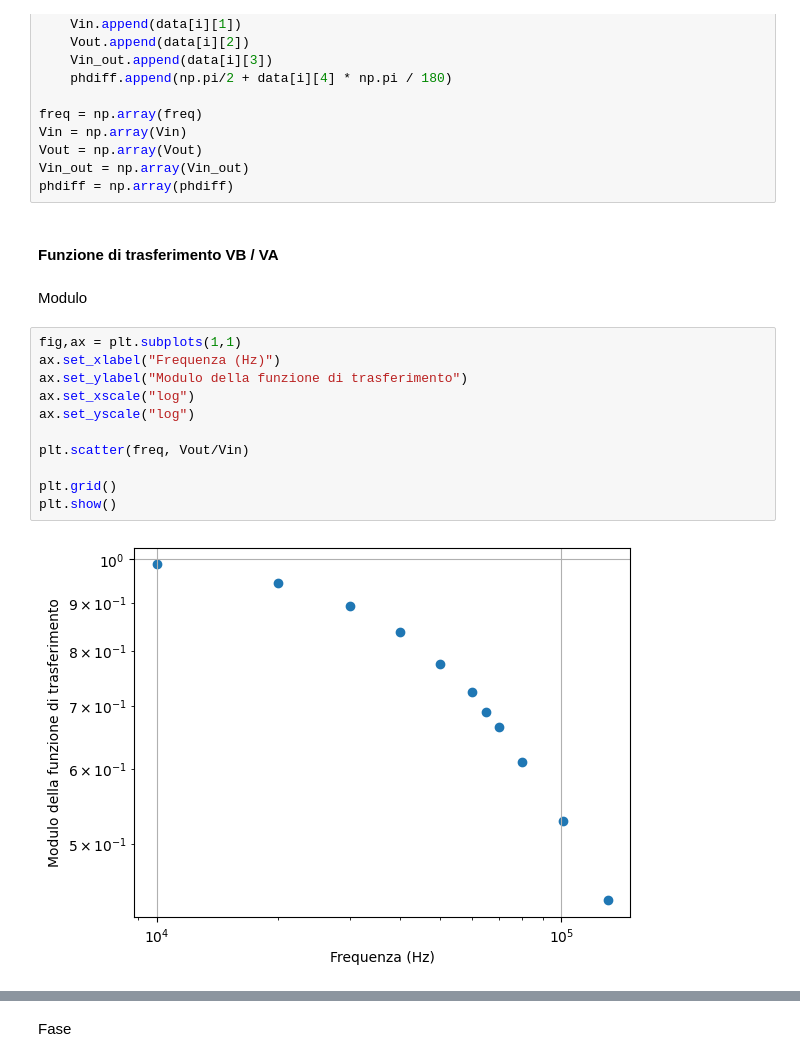
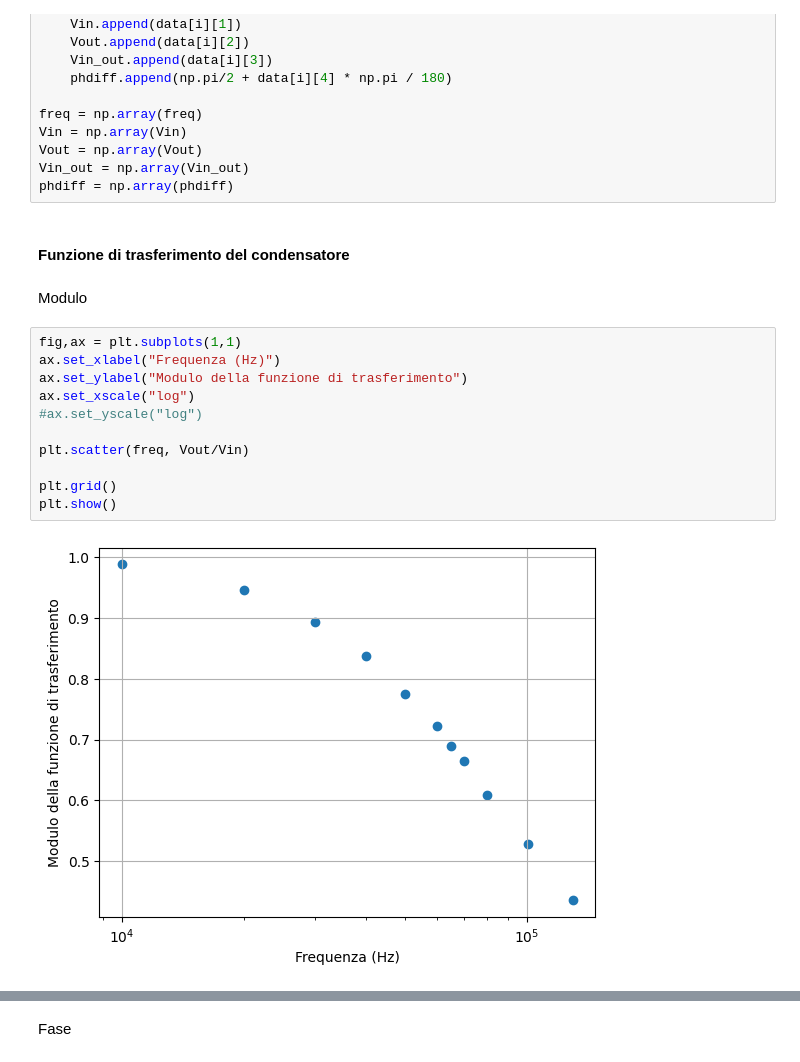
Before and after one commit to ARossiUnimib/Laboratorio-2---Gruppo-21-A.A.-2023-24, a Jupyter notebook: Notebooks/Circuiti_3/Circuiti_3.ipynb, the cells around one changed output, grey strips where cells are left out. Cells and saved outputs as stored; diff of their text form.

```diff
--- a/Notebooks/Circuiti_3/Circuiti_3.ipynb
+++ b/Notebooks/Circuiti_3/Circuiti_3.ipynb
@@ -43,19 +43,19 @@ Vout = np.array(Vout)
 Vin_out = np.array(Vin_out)
 phdiff = np.array(phdiff)
 # %% [markdown]
-#### Funzione di trasferimento VB / VA
+#### Funzione di trasferimento del condensatore
 # %% [markdown]
 Modulo
 # %%
 fig,ax = plt.subplots(1,1)
 ax.set_xlabel("Frequenza (Hz)")
 ax.set_ylabel("Modulo della funzione di trasferimento")
 ax.set_xscale("log")
-ax.set_yscale("log")
+#ax.set_yscale("log")
 
 plt.scatter(freq, Vout/Vin)
 
 plt.grid()
 plt.show()
 # %% [output]
-[figure, old version]
+[figure, new version]
```
Also changed, not shown: parts of 22 cells of this notebook.
